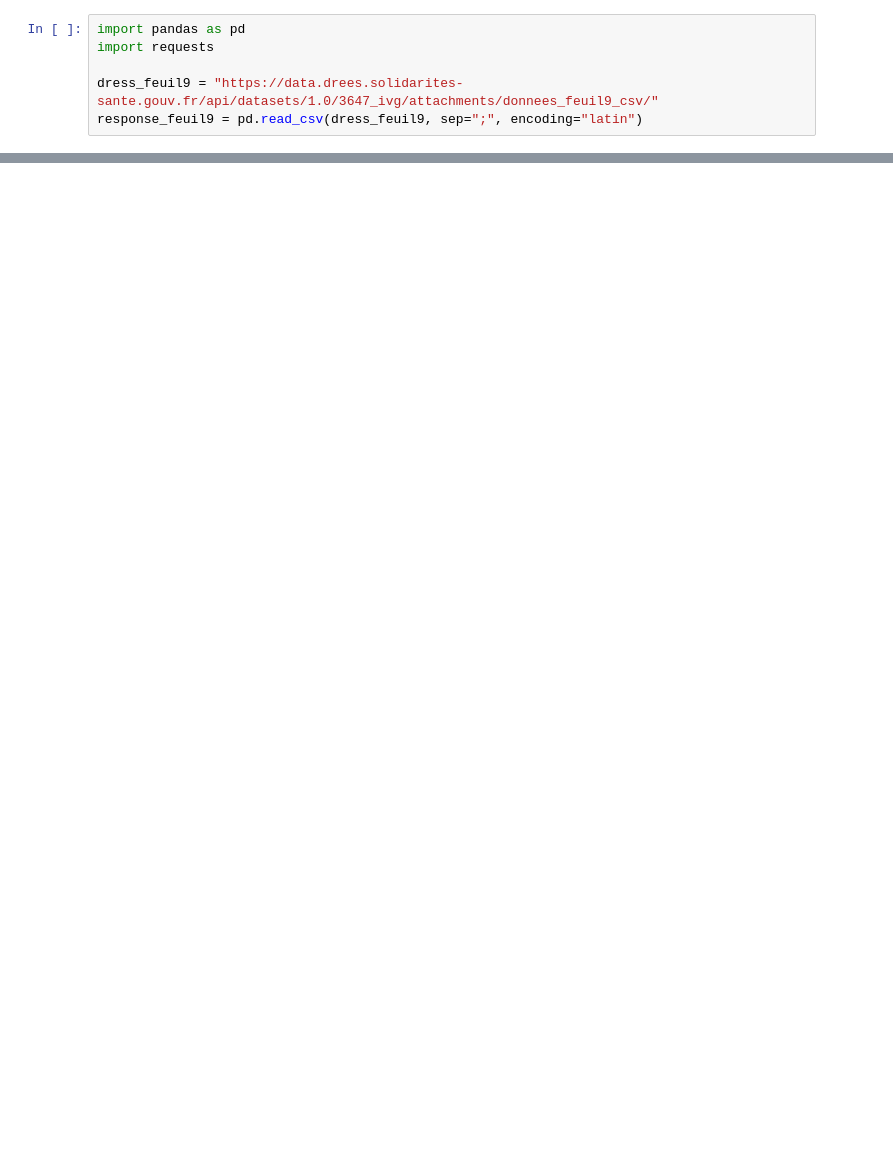
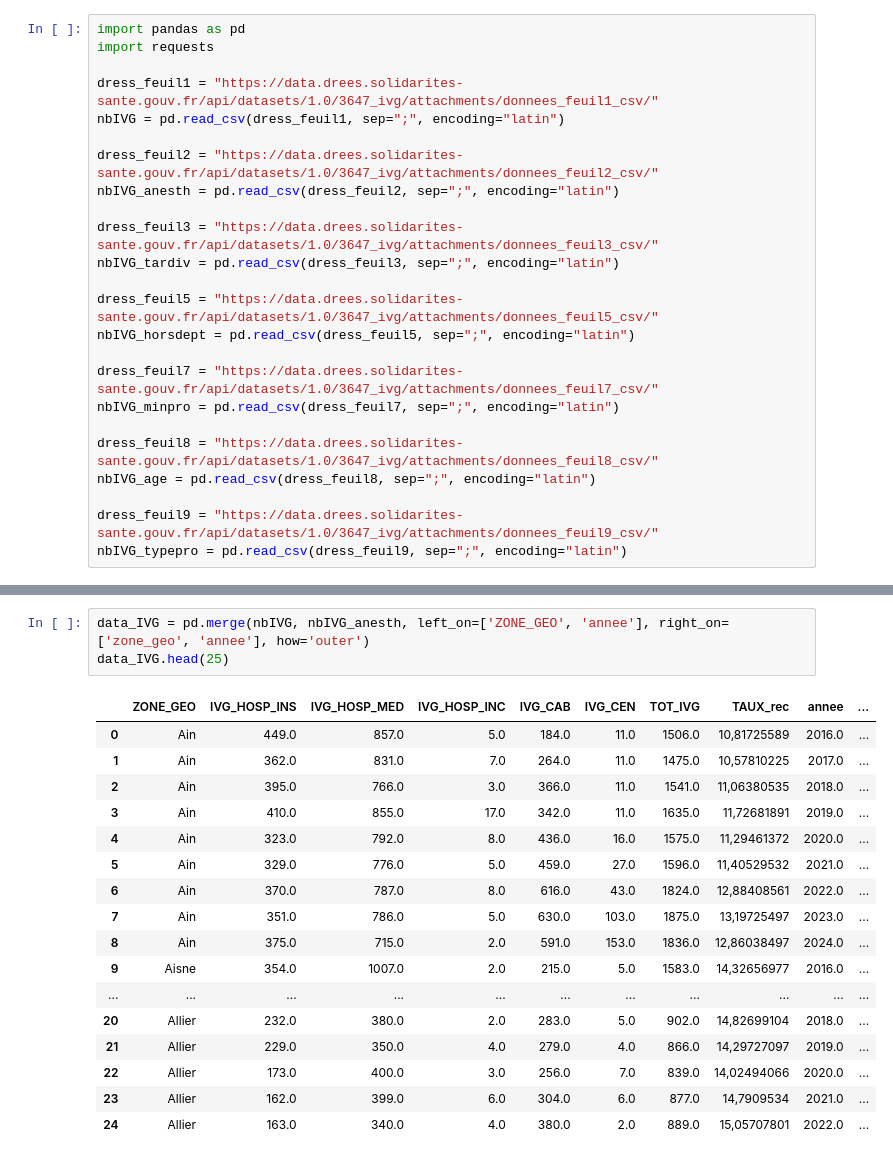
Before and after one commit to pgresant/PythonS1, a Jupyter notebook: API.ipynb, the cells around one changed output, grey strips where cells are left out. Cells and saved outputs as stored; diff of their text form; blank space fills up the shorter version.

```diff
--- a/API.ipynb
+++ b/API.ipynb
@@ -2,6 +2,24 @@
 import pandas as pd
 import requests
 
+dress_feuil1 = "https://data.drees.solidarites-sante.gouv.fr/api/datasets/1.0/3647_ivg/attachments/donnees_feuil1_csv/"
+nbIVG = pd.read_csv(dress_feuil1, sep=";", encoding="latin")
+
+dress_feuil2 = "https://data.drees.solidarites-sante.gouv.fr/api/datasets/1.0/3647_ivg/attachments/donnees_feuil2_csv/"
+nbIVG_anesth = pd.read_csv(dress_feuil2, sep=";", encoding="latin")
+
+dress_feuil3 = "https://data.drees.solidarites-sante.gouv.fr/api/datasets/1.0/3647_ivg/attachments/donnees_feuil3_csv/"
+nbIVG_tardiv = pd.read_csv(dress_feuil3, sep=";", encoding="latin")
+
+dress_feuil5 = "https://data.drees.solidarites-sante.gouv.fr/api/datasets/1.0/3647_ivg/attachments/donnees_feuil5_csv/"
+nbIVG_horsdept = pd.read_csv(dress_feuil5, sep=";", encoding="latin")
+
+dress_feuil7 = "https://data.drees.solidarites-sante.gouv.fr/api/datasets/1.0/3647_ivg/attachments/donnees_feuil7_csv/"
+nbIVG_minpro = pd.read_csv(dress_feuil7, sep=";", encoding="latin")
+
+dress_feuil8 = "https://data.drees.solidarites-sante.gouv.fr/api/datasets/1.0/3647_ivg/attachments/donnees_feuil8_csv/"
+nbIVG_age = pd.read_csv(dress_feuil8, sep=";", encoding="latin")
+
 dress_feuil9 = "https://data.drees.solidarites-sante.gouv.fr/api/datasets/1.0/3647_ivg/attachments/donnees_feuil9_csv/"
-response_feuil9 = pd.read_csv(dress_feuil9, sep=";", encoding="latin")
+nbIVG_typepro = pd.read_csv(dress_feuil9, sep=";", encoding="latin")
 # %%
@@ -15,0 +48,21 @@ response_feuil9.head()
+# %%
+data_IVG = pd.merge(nbIVG, nbIVG_anesth, left_on=['ZONE_GEO', 'annee'], right_on=['zone_geo', 'annee'], how='outer')
+data_IVG.head(25)
+# %% [output]
+|  | ZONE_GEO | IVG_HOSP_INS | IVG_HOSP_MED | IVG_HOSP_INC | IVG_CAB | IVG_CEN | TOT_IVG | TAUX_rec | annee | ... |
+| 0 | Ain | 449.0 | 857.0 | 5.0 | 184.0 | 11.0 | 1506.0 | 10,81725589 | 2016.0 | ... |
+| 1 | Ain | 362.0 | 831.0 | 7.0 | 264.0 | 11.0 | 1475.0 | 10,57810225 | 2017.0 | ... |
+| 2 | Ain | 395.0 | 766.0 | 3.0 | 366.0 | 11.0 | 1541.0 | 11,06380535 | 2018.0 | ... |
+| 3 | Ain | 410.0 | 855.0 | 17.0 | 342.0 | 11.0 | 1635.0 | 11,72681891 | 2019.0 | ... |
+| 4 | Ain | 323.0 | 792.0 | 8.0 | 436.0 | 16.0 | 1575.0 | 11,29461372 | 2020.0 | ... |
+| 5 | Ain | 329.0 | 776.0 | 5.0 | 459.0 | 27.0 | 1596.0 | 11,40529532 | 2021.0 | ... |
+| 6 | Ain | 370.0 | 787.0 | 8.0 | 616.0 | 43.0 | 1824.0 | 12,88408561 | 2022.0 | ... |
+| 7 | Ain | 351.0 | 786.0 | 5.0 | 630.0 | 103.0 | 1875.0 | 13,19725497 | 2023.0 | ... |
+| 8 | Ain | 375.0 | 715.0 | 2.0 | 591.0 | 153.0 | 1836.0 | 12,86038497 | 2024.0 | ... |
+| 9 | Aisne | 354.0 | 1007.0 | 2.0 | 215.0 | 5.0 | 1583.0 | 14,32656977 | 2016.0 | ... |
+| ... | ... | ... | ... | ... | ... | ... | ... | ... | ... | ... |
+| 20 | Allier | 232.0 | 380.0 | 2.0 | 283.0 | 5.0 | 902.0 | 14,82699104 | 2018.0 | ... |
+| 21 | Allier | 229.0 | 350.0 | 4.0 | 279.0 | 4.0 | 866.0 | 14,29727097 | 2019.0 | ... |
+| 22 | Allier | 173.0 | 400.0 | 3.0 | 256.0 | 7.0 | 839.0 | 14,02494066 | 2020.0 | ... |
+| 23 | Allier | 162.0 | 399.0 | 6.0 | 304.0 | 6.0 | 877.0 | 14,7909534 | 2021.0 | ... |
+| 24 | Allier | 163.0 | 340.0 | 4.0 | 380.0 | 2.0 | 889.0 | 15,05707801 | 2022.0 | ... |
```
Also changed, not shown: parts of 4 cells of this notebook.
